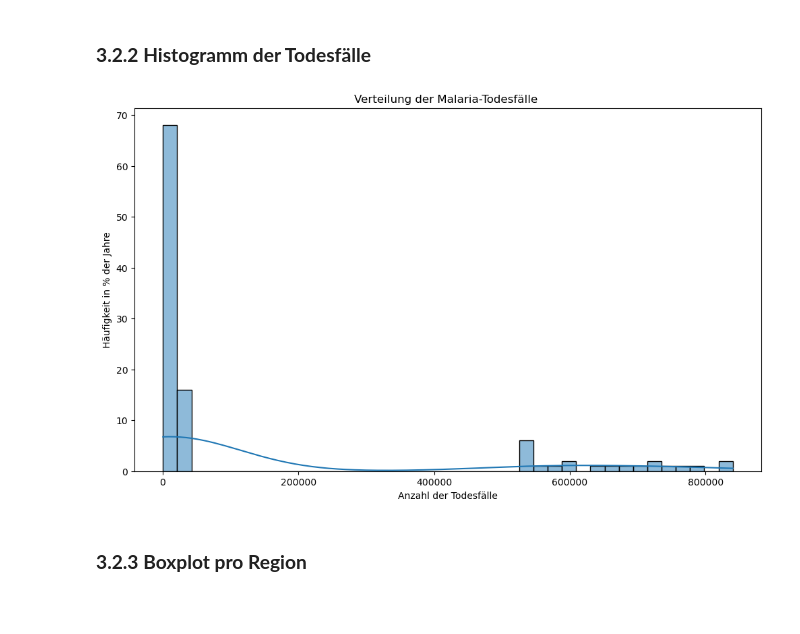
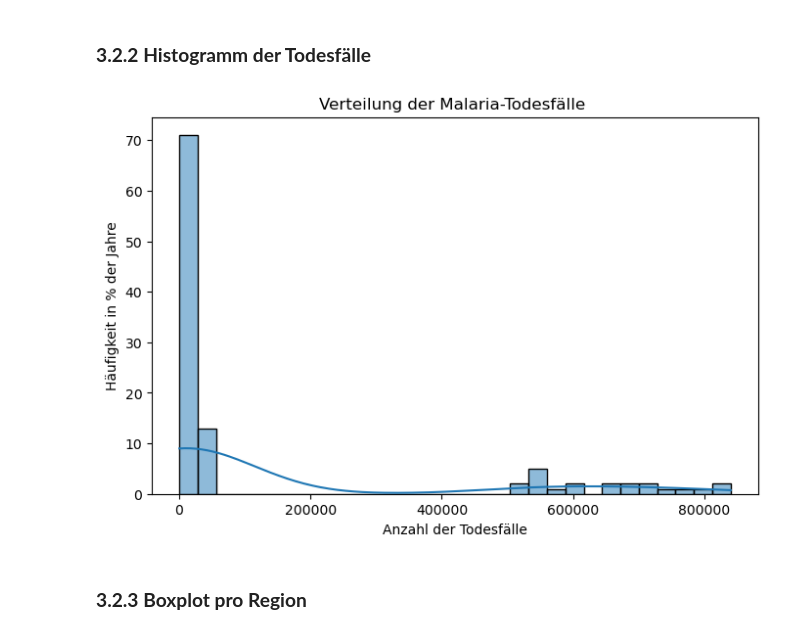
Before and after one commit to kipisha/Informatik-1, a Jupyter notebook: LN_Python_malaria.ipynb, the cells around one changed output. Cells and saved outputs as stored; diff of their text form; code cells hidden in the pictures; blank space fills up the shorter version.

Commit message:
Histogramm grösse geändert

```diff
--- a/LN_Python_malaria.ipynb
+++ b/LN_Python_malaria.ipynb
@@ -172,14 +172,14 @@ plt.show()
 # %% [markdown]
 ### **3.2.2 Histogramm der Todesfälle**
 # %%
-plt.figure(figsize=(12, 7))
-sns.histplot(data=df_long, x='MalariaDeaths', bins=40, kde=True)
+plt.figure(figsize=(8, 5))
+sns.histplot(data=df_long, x='MalariaDeaths', bins=30, kde=True)
 plt.title('Verteilung der Malaria-Todesfälle ')
 plt.xlabel('Anzahl der Todesfälle')
 plt.ylabel('Häufigkeit in % der Jahre')
 plt.show()
 # %% [output]
-[figure, old version]
+[figure, new version]
 # %% [markdown]
 ### **3.2.3 Boxplot pro Region**
 # %%
```
Also changed, not shown: parts of 6 cells of this notebook.
